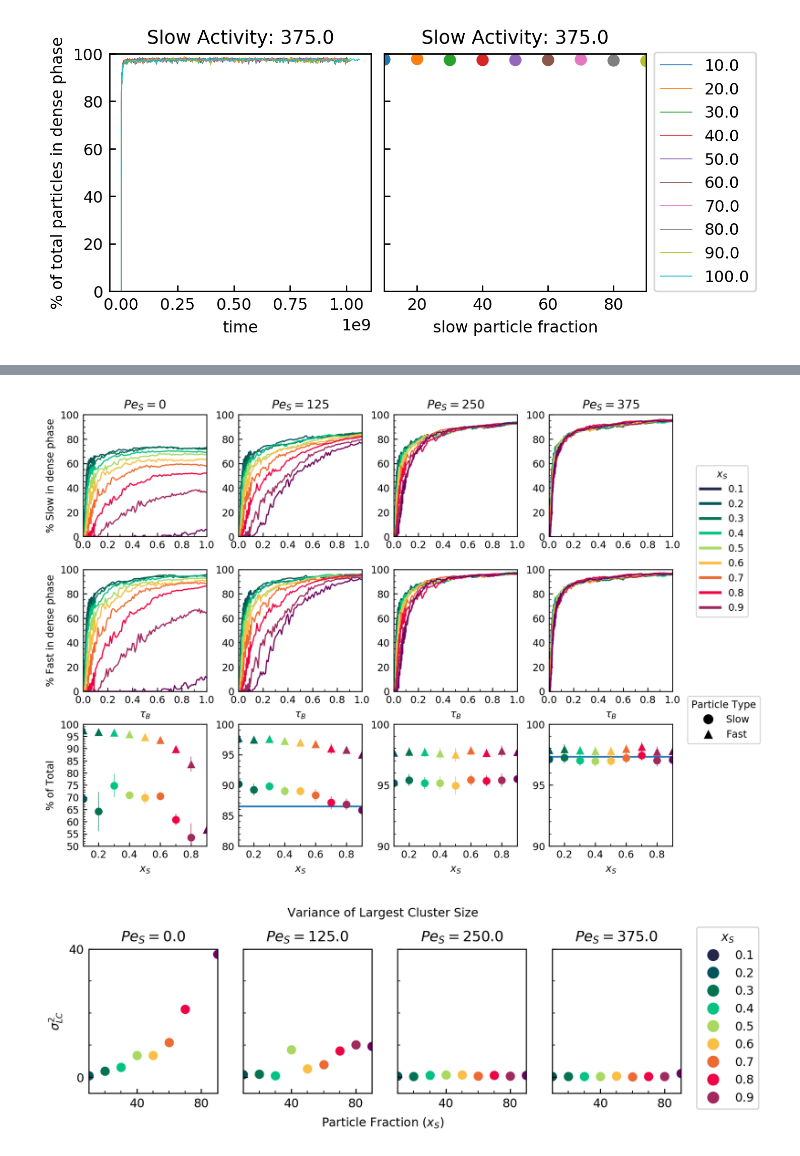
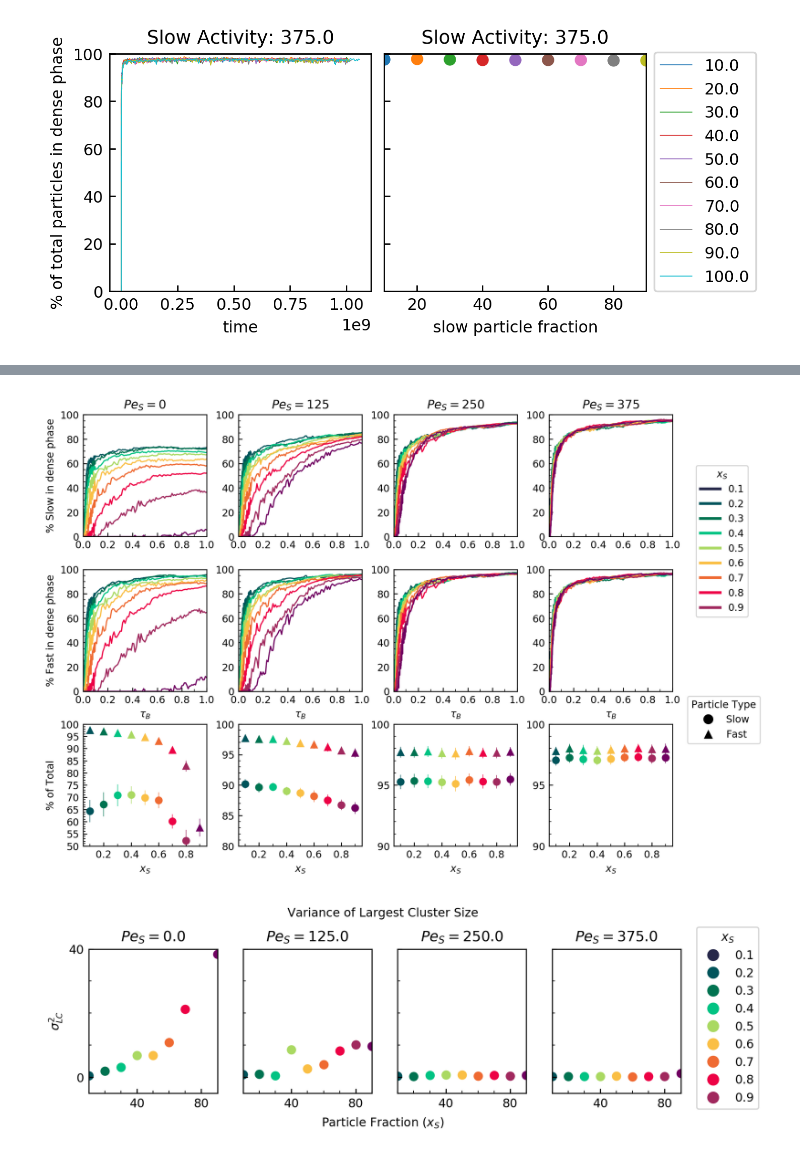
Before and after one commit to kolbt/whingdingdilly, a Jupyter notebook: ipython/particle_fraction/par_frac_data.ipynb, the cells around one changed output, grey strips where cells are left out. Drawn from its saved outputs; the diff is of its cells as text; code cells hidden in the pictures.

```diff
--- a/ipython/particle_fraction/par_frac_data.ipynb
+++ b/ipython/particle_fraction/par_frac_data.ipynb
@@ -620,13 +620,13 @@ for i in xrange(numFiles):
         ax9.errorbar(params['xA'][i] / 100, SS['Dense_B'][i], yerr=stdErr['Dense_B'][i],
                      c=getCol(params['xA'][i]), marker='^')
         count += 1
-    if params['peA'][i] == distPeSlow[0] and (params['xA'][i] == 0 or params['xA'][i] == 100):
-        # All fast
-        if params['xA'][i] == 0:
-            ax9.axhline(y=SS['Dense_B'][i], label='Monodisperse Fast', lw=1.5)
-        # All slow
-        if params['xA'][i] == 100:
-            ax9.axhline(y=SS['Dense_A'][i], label='Monodisperse Slow', lw=1.5)
+#     if params['peA'][i] == distPeSlow[0] and (params['xA'][i] == 0 or params['xA'][i] == 100):
+#         # All fast
+#         if params['xA'][i] == 0:
+#             ax9.axhline(y=SS['Dense_B'][i], label='Monodisperse Fast', lw=1.5)
+#         # All slow
+#         if params['xA'][i] == 100:
+#             ax9.axhline(y=SS['Dense_A'][i], label='Monodisperse Slow', lw=1.5)
 
 ax1.set_title(r'$Pe_{S}=0$')
 ax1.set_ylabel(r'% Slow in dense phase')
@@ -638,7 +638,7 @@ ax5.set_xlim(0, 1.0)
 ax5.set_ylim(0, 100.0)
 ax9.set_xlabel(r'$x_{S}$')
 ax9.set_ylabel('% of Total')
-ax9.set_xlim(0.1, 0.9)
+ax9.set_xlim(0.05, 0.95)
 ax9.set_ylim(50, 100)
 
 ### Next subplots will be PeS = 125 ###
@@ -662,13 +662,13 @@ for i in xrange(numFiles):
                       c=getCol(params['xA'][i]), marker='o')
         ax10.errorbar(params['xA'][i] / 100, SS['Dense_B'][i], yerr=stdErr['Dense_B'][i],
                       c=getCol(params['xA'][i]), marker='^')
-    if params['peA'][i] == distPeSlow[1] and (params['xA'][i] == 0 or params['xA'][i] == 100):
-        # All fast
-        if params['xA'][i] == 0:
-            ax10.axhline(y=SS['Dense_B'][i], label='Monodisperse Fast', lw=1.5)
-        # All slow
-        if params['xA'][i] == 100:
-            ax10.axhline(y=SS['Dense_A'][i], label='Monodisperse Slow', lw=1.5)
+#     if params['peA'][i] == distPeSlow[1] and (params['xA'][i] == 0 or params['xA'][i] == 100):
+#         # All fast
+#         if params['xA'][i] == 0:
+#             ax10.axhline(y=SS['Dense_B'][i], label='Monodisperse Fast', lw=1.5)
+#         # All slow
+#         if params['xA'][i] == 100:
+#             ax10.axhline(y=SS['Dense_A'][i], label='Monodisperse Slow', lw=1.5)
 ax2.set_xlim(0, 1.0)
 ax2.set_ylim(0, 100.0)
 ax2.set_title(r'$Pe_{S}=125$')
@@ -676,7 +676,7 @@ ax6.set_xlabel(r'$\tau_{B}$')
 ax6.set_xlim(0, 1.0)
 ax6.set_ylim(0, 100.0)
 ax10.set_xlabel(r'$x_{S}$')
-ax10.set_xlim(0.1, 0.9)
+ax10.set_xlim(0.05, 0.95)
 ax10.set_ylim(80, 100)
 
 ### Next subplots will be PeS = 250 ###
@@ -700,13 +700,13 @@ for i in xrange(numFiles):
                       c=getCol(params['xA'][i]), marker='o')
         ax11.errorbar(params['xA'][i] / 100, SS['Dense_B'][i], yerr=stdErr['Dense_B'][i],
                       c=getCol(params['xA'][i]), marker='^')
-    if params['peA'][i] == distPeSlow[2] and (params['xA'][i] == 0 or params['xA'][i] == 100):
-        # All fast
-        if params['xA'][i] == 0:
-            ax11.axhline(y=SS['Dense_B'][i], label='Monodisperse Fast', lw=1.5)
-        # All slow
-        if params['xA'][i] == 100:
-            ax11.axhline(y=SS['Dense_A'][i], label='Monodisperse Slow', lw=1.5)
+#     if params['peA'][i] == distPeSlow[2] and (params['xA'][i] == 0 or params['xA'][i] == 100):
+#         # All fast
+#         if params['xA'][i] == 0:
+#             ax11.axhline(y=SS['Dense_B'][i], label='Monodisperse Fast', lw=1.5)
+#         # All slow
+#         if params['xA'][i] == 100:
+#             ax11.axhline(y=SS['Dense_A'][i], label='Monodisperse Slow', lw=1.5)
 ax3.set_xlim(0, 1.0)
 ax3.set_title(r'$Pe_{S}=250$')
 ax3.set_ylim(0, 100.0)
@@ -714,7 +714,7 @@ ax7.set_xlabel(r'$\tau_{B}$')
 ax7.set_xlim(0, 1.0)
 ax7.set_ylim(0, 100.0)
 ax11.set_xlabel(r'$x_{S}$')
-ax11.set_xlim(0.1, 0.9)
+ax11.set_xlim(0.05, 0.95)
 ax11.set_ylim(90, 100)
 
 ### Next subplots will be PeS = 375 ###
@@ -738,13 +738,13 @@ for i in xrange(numFiles):
                       c=getCol(params['xA'][i]), marker='o')
         ax12.errorbar(params['xA'][i] / 100, SS['Dense_B'][i], yerr=stdErr['Dense_B'][i],
                       c=getCol(params['xA'][i]), marker='^')
-    if params['peA'][i] == distPeSlow[3] and (params['xA'][i] == 0 or params['xA'][i] == 100):
-        # All fast
-        if params['xA'][i] == 0:
-            ax12.axhline(y=SS['Dense_B'][i], label='Monodisperse Fast', lw=1.5)
-        # All slow
-        if params['xA'][i] == 100:
-            ax12.axhline(y=SS['Dense_A'][i], label='Monodisperse Slow', lw=1.5)
+#     if params['peA'][i] == distPeSlow[3] and (params['xA'][i] == 0 or params['xA'][i] == 100):
+#         # All fast
+#         if params['xA'][i] == 0:
+#             ax12.axhline(y=SS['Dense_B'][i], label='Monodisperse Fast', lw=1.5)
+#         # All slow
+#         if params['xA'][i] == 100:
+#             ax12.axhline(y=SS['Dense_A'][i], label='Monodisperse Slow', lw=1.5)
 ax4.set_title(r'$Pe_{S}=375$')
 ax4.set_xlim(0, 1.0)
 ax4.set_ylim(0, 100.0)
@@ -752,7 +752,7 @@ ax8.set_xlabel(r'$\tau_{B}$')
 ax8.set_xlim(0, 1.0)
 ax8.set_ylim(0, 100.0)
 ax12.set_xlabel(r'$x_{S}$')
-ax12.set_xlim(0.1, 0.9)
+ax12.set_xlim(0.05, 0.95)
 ax12.set_ylim(90, 100)
 
 plt.tight_layout(pad=0.1, w_pad=0.1, h_pad=0.1)
@@ -815,34 +815,34 @@ majorLocator = MultipleLocator(20)
 ax5.yaxis.set_major_locator(majorLocator)
 ax6.yaxis.set_major_locator(majorLocator)
 ax7.yaxis.set_major_locator(majorLocator)
 ax8.yaxis.set_major_locator(majorLocator)
 ax5.yaxis.set_minor_locator(minorLocator)
 ax6.yaxis.set_minor_locator(minorLocator)
 ax7.yaxis.set_minor_locator(minorLocator)
 ax8.yaxis.set_minor_locator(minorLocator)
 
 ### LAST ROW ###
 minorLocator = MultipleLocator(0.1)
 majorLocator = MultipleLocator(0.2)
 ax9.xaxis.set_major_locator(majorLocator)
 ax10.xaxis.set_major_locator(majorLocator)
 ax11.xaxis.set_major_locator(majorLocator)
 ax12.xaxis.set_major_locator(majorLocator)
 ax9.xaxis.set_minor_locator(minorLocator)
 ax10.xaxis.set_minor_locator(minorLocator)
 ax11.xaxis.set_minor_locator(minorLocator)
 ax12.xaxis.set_minor_locator(minorLocator)
 
 ax9.yaxis.set_major_locator(MultipleLocator(5))
 ax10.yaxis.set_major_locator(MultipleLocator(5))
 ax11.yaxis.set_major_locator(MultipleLocator(5))
 ax12.yaxis.set_major_locator(MultipleLocator(5))
 ax9.yaxis.set_minor_locator(MultipleLocator(1))
 ax10.yaxis.set_minor_locator(MultipleLocator(1))
 ax11.yaxis.set_minor_locator(MultipleLocator(1))
 ax12.yaxis.set_minor_locator(MultipleLocator(1))
 # %% [output]
-[figure, old version]
+[figure, new version]
 # %%
 # Plot the variance as a function of activity, and as function of particle fraction
 clustVar = []
```
Also changed, not shown: parts of 5 cells of this notebook, 1 other file.
